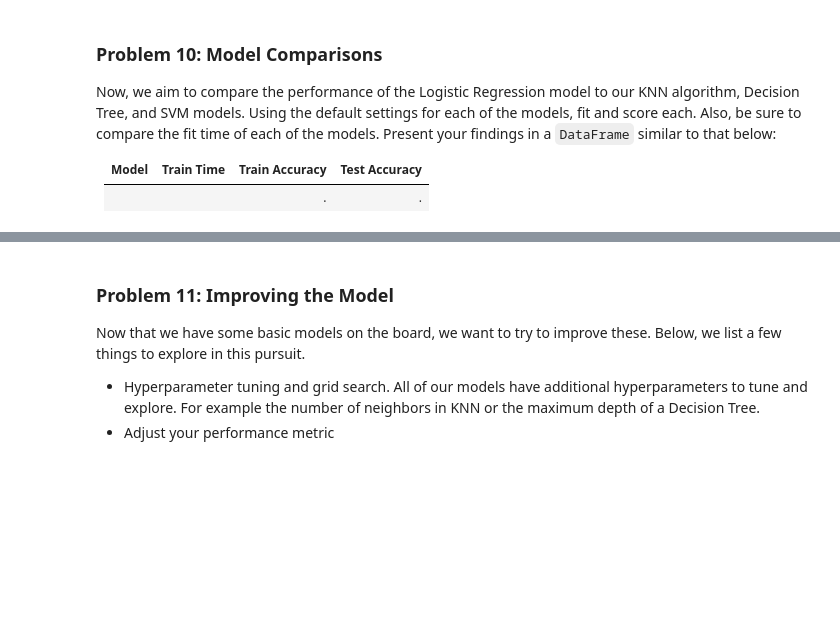
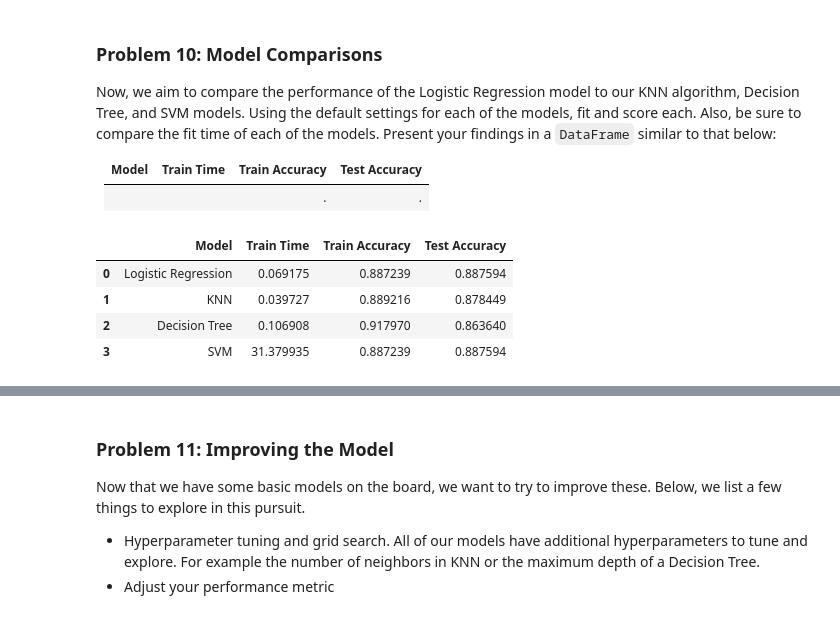
Before and after one commit to vipphan/practical-application-3, a Jupyter notebook: prompt_III.ipynb, the cells around one changed output, grey strips where cells are left out. Drawn from its saved outputs; the diff is of its cells as text; code cells hidden in the pictures; blank space fills up the shorter version.

```diff
--- a/prompt_III.ipynb
+++ b/prompt_III.ipynb
@@ -186,3 +204,43 @@ Now, we aim to compare the performance of the Logistic Regression model to our K
 | Model | Train Time | Train Accuracy | Test Accuracy |
 | ----- | ---------- | -------------  | -----------   |
 |     |    |.     |.     |
+# %%
+models = {
+    'Logistic Regression': Pipeline([
+        ('scaler', StandardScaler()),
+        ('clf', LogisticRegression(max_iter=1000, random_state=42))
+    ]),
+    'KNN': Pipeline([
+        ('scaler', StandardScaler()),
+        ('clf', KNeighborsClassifier())
+    ]),
+    'Decision Tree': DecisionTreeClassifier(random_state=42),
+    'SVM': Pipeline([
+        ('scaler', StandardScaler()),
+        ('clf', SVC(random_state=42))
+    ])
+}
+
+results = []
+for name, model in models.items():
+    start = time.time()
+    model.fit(X_train, y_train)
+    train_time = time.time() - start
+    train_acc = model.score(X_train, y_train)
+    test_acc = model.score(X_test, y_test)
+    results.append({
+        'Model': name,
+        'Train Time': train_time,
+        'Train Accuracy': train_acc,
+        'Test Accuracy': test_acc
+    })
+
+results_df = pd.DataFrame(results)
+# %%
+results_df
+# %% [output]
+|  | Model | Train Time | Train Accuracy | Test Accuracy |
+| 0 | Logistic Regression | 0.069175 | 0.887239 | 0.887594 |
+| 1 | KNN | 0.039727 | 0.889216 | 0.878449 |
+| 2 | Decision Tree | 0.106908 | 0.917970 | 0.863640 |
+| 3 | SVM | 31.379935 | 0.887239 | 0.887594 |
```
Also changed, not shown: parts of 18 cells of this notebook.
